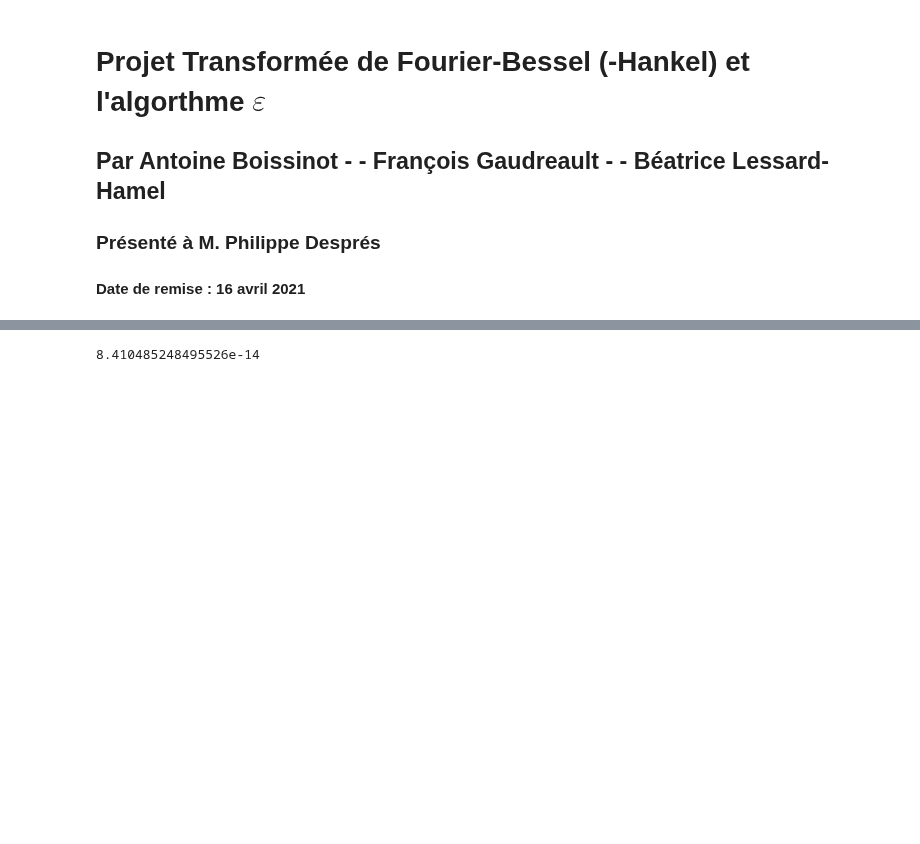
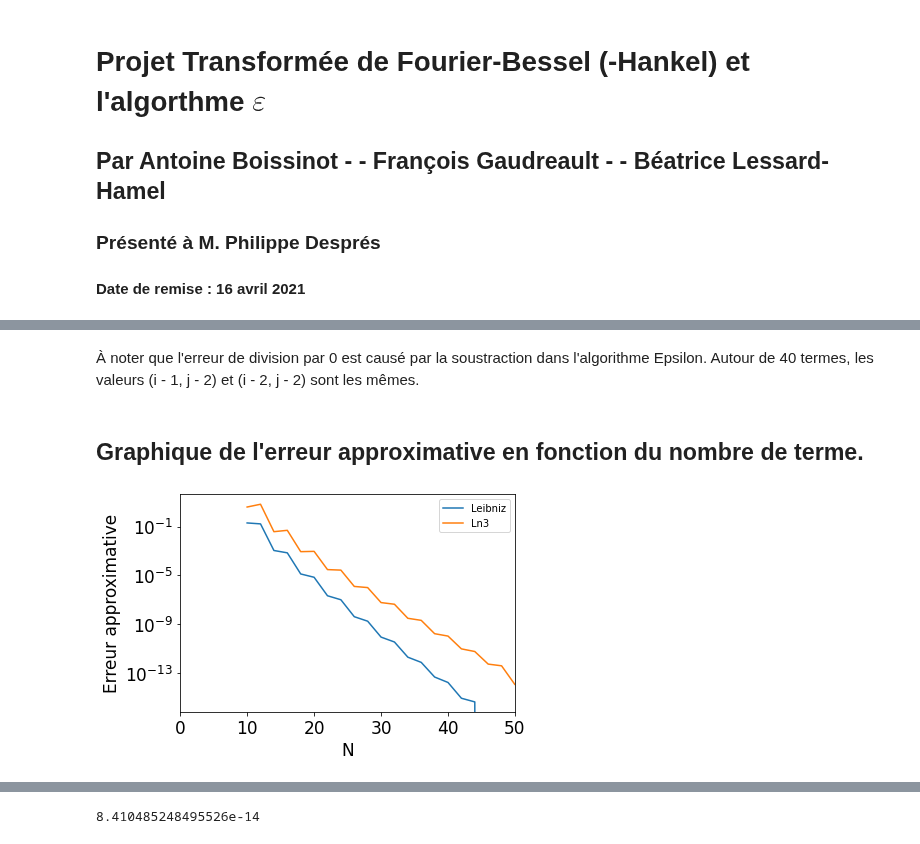
Before and after one commit to essheh/PHYZ_NUM, a Jupyter notebook: Projet/Projet.ipynb, the cells around one changed output, grey strips where cells are left out. Cells and saved outputs as stored; diff of their text form; code cells hidden in the pictures; blank space fills up the shorter version.

```diff
--- a/Projet/Projet.ipynb
+++ b/Projet/Projet.ipynb
@@ -29,15 +39,16 @@ Erreur relative avec la valeur de numpy : 0.3183019294 %
 # %%
 def ln3(n):
     terms_ln3 = []
+    part_sum_ln3 = []
     t_sum = 0
     for i in range(n):
         term = ((-1)**(i)) * 2**(i+1) / (i+1)
         terms_ln3.append(term)
         t_sum = t_sum + term
-        part_sum_ln3 = t_sum
+        part_sum_ln3.append(t_sum)
 
 # Erreur relative en pourcentage (pct) selon la valeur de pi de numpy
-    err_ln3_pct = 100*abs(np.log(3) - part_sum_ln3) / np.log(3)
+    err_ln3_pct = 100*abs(np.log(3) - part_sum_ln3[n-1]) / np.log(3)
 
     return terms_ln3, part_sum_ln3, err_ln3_pct
 # %%
@@ -73,0 +175,19 @@ def epsilon(partial,n):
+# %% [markdown]
+À noter que l'erreur de division par 0 est causé par la soustraction dans l'algorithme Epsilon. Autour de 40 termes, les valeurs (i - 1, j - 2) et (i - 2, j - 2) sont les mêmes.
+# %% [markdown]
+## Graphique de l'erreur approximative en fonction du nombre de terme.
+# %%
+Leb2 = compute(1,50,leibniz)
+ln2 = compute(1,50,ln3)
+
+N = np.array(Leb2[0])*2
+plt.plot(N, Leb2[4],label='Leibniz')
+plt.plot(N, ln2[4],label='Ln3')
+plt.yscale('log')
+plt.xlabel('N')
+plt.ylabel("Erreur approximative")
+plt.legend()
+plt.xlim(0,50)
+plt.show()
+# %% [output]
+[figure, added]
```
Also changed, not shown: parts of 18 cells of this notebook, 4 other files.
